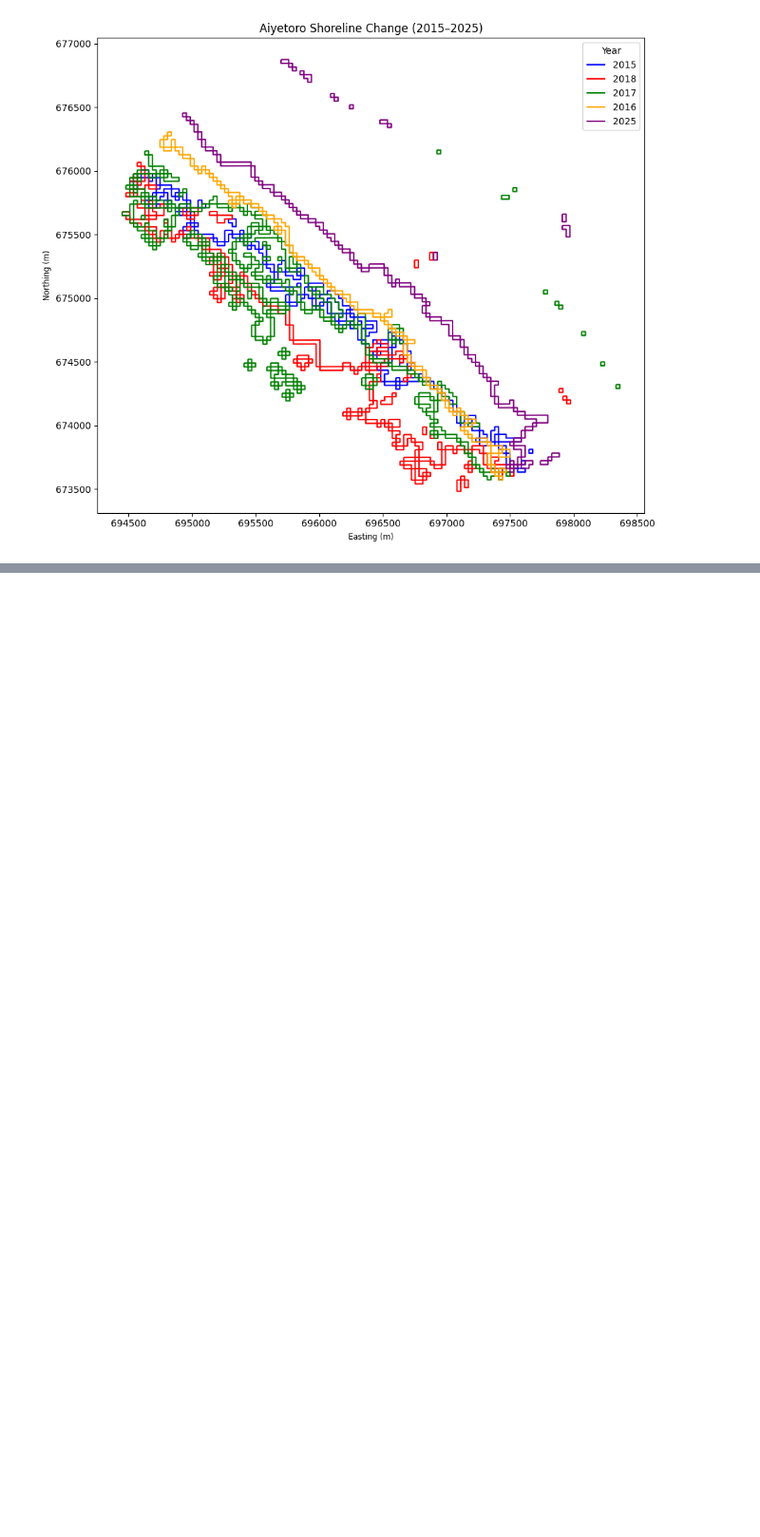
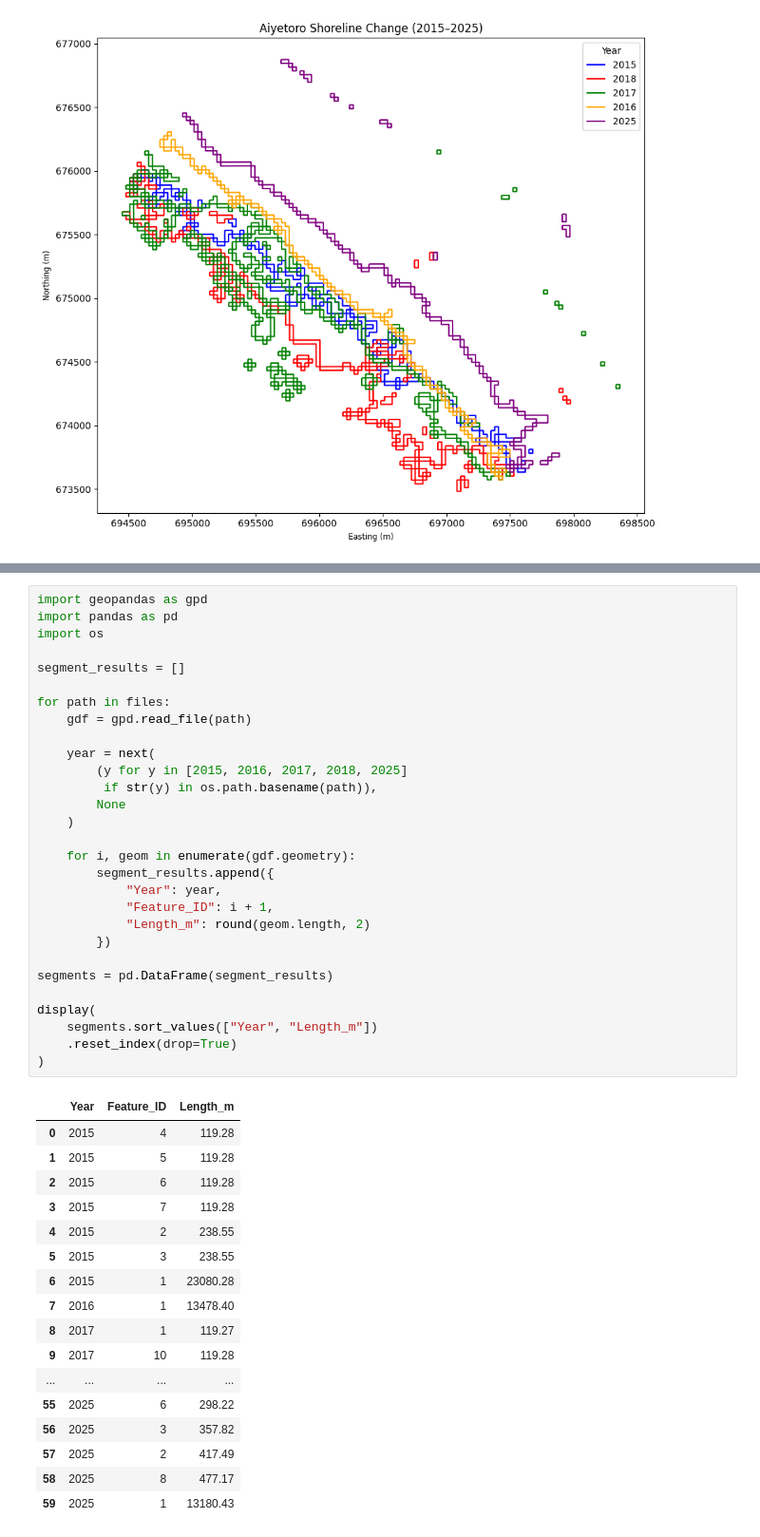
Before and after one commit to ayooluwaestheraladetuyi-cpu/aiyetoro-shoreline-analysis, a Jupyter notebook: Aiyetoro_XGBoost_SHAP_Analysis.ipynb, the cells around one changed output, grey strips where cells are left out. Shown at 95% size. Drawn from its saved outputs; the diff is of its cells as text; blank space fills up the shorter version.

```diff
--- a/Aiyetoro_XGBoost_SHAP_Analysis.ipynb
+++ b/Aiyetoro_XGBoost_SHAP_Analysis.ipynb
@@ -275,0 +309,47 @@ plt.show()
+# %%
+import geopandas as gpd
+import pandas as pd
+import os
+
+segment_results = []
+
+for path in files:
+    gdf = gpd.read_file(path)
+
+    year = next(
+        (y for y in [2015, 2016, 2017, 2018, 2025]
+         if str(y) in os.path.basename(path)),
+        None
+    )
+
+    for i, geom in enumerate(gdf.geometry):
+        segment_results.append({
+            "Year": year,
+            "Feature_ID": i + 1,
+            "Length_m": round(geom.length, 2)
+        })
+
+segments = pd.DataFrame(segment_results)
+
+display(
+    segments.sort_values(["Year", "Length_m"])
+    .reset_index(drop=True)
+)
+# %% [output]
+|  | Year | Feature_ID | Length_m |
+| 0 | 2015 | 4 | 119.28 |
+| 1 | 2015 | 5 | 119.28 |
+| 2 | 2015 | 6 | 119.28 |
+| 3 | 2015 | 7 | 119.28 |
+| 4 | 2015 | 2 | 238.55 |
+| 5 | 2015 | 3 | 238.55 |
+| 6 | 2015 | 1 | 23080.28 |
+| 7 | 2016 | 1 | 13478.40 |
+| 8 | 2017 | 1 | 119.27 |
+| 9 | 2017 | 10 | 119.28 |
+| ... | ... | ... | ... |
+| 55 | 2025 | 6 | 298.22 |
+| 56 | 2025 | 3 | 357.82 |
+| 57 | 2025 | 2 | 417.49 |
+| 58 | 2025 | 8 | 477.17 |
+| 59 | 2025 | 1 | 13180.43 |
```
Also changed, not shown: parts of 4 cells of this notebook.
